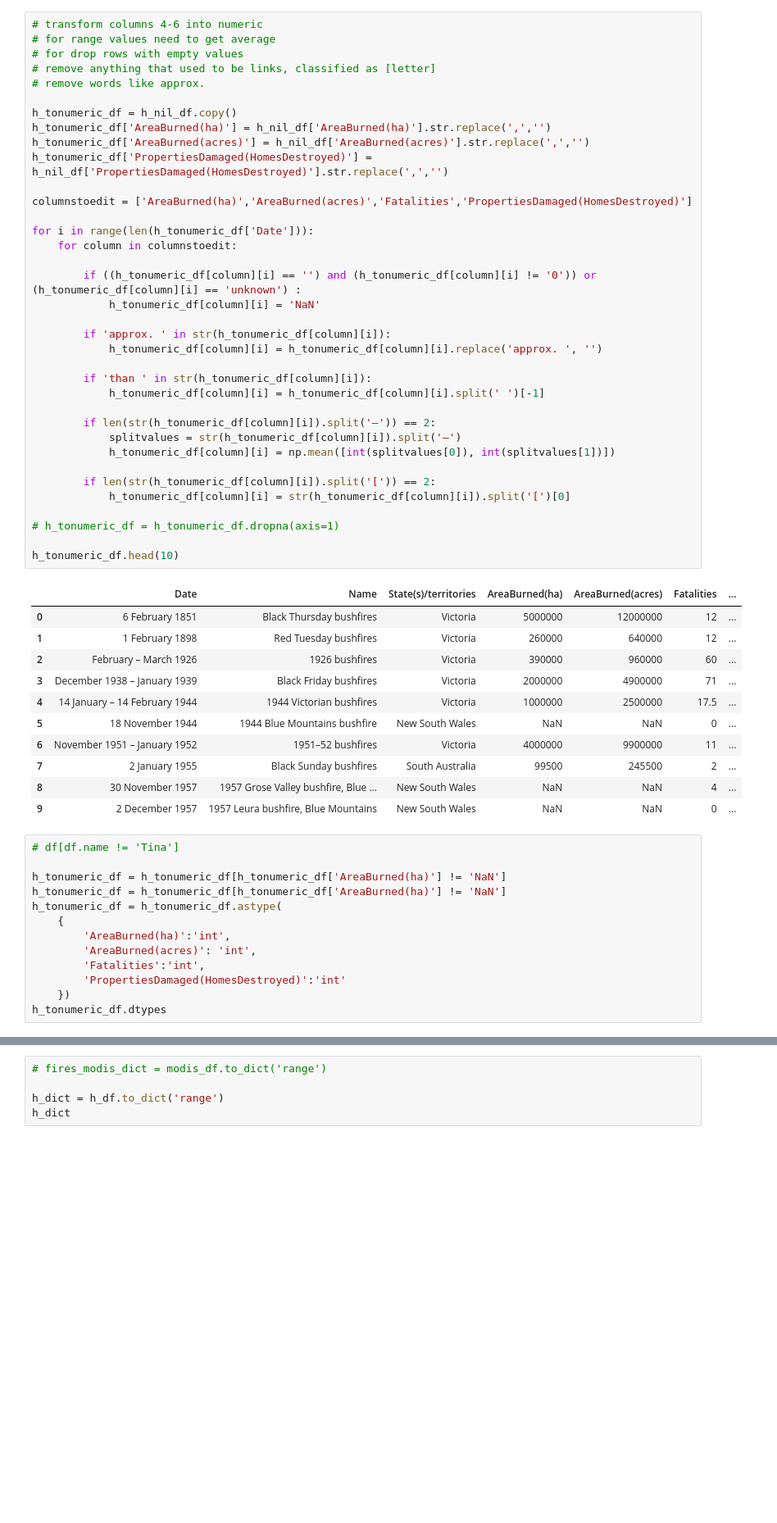
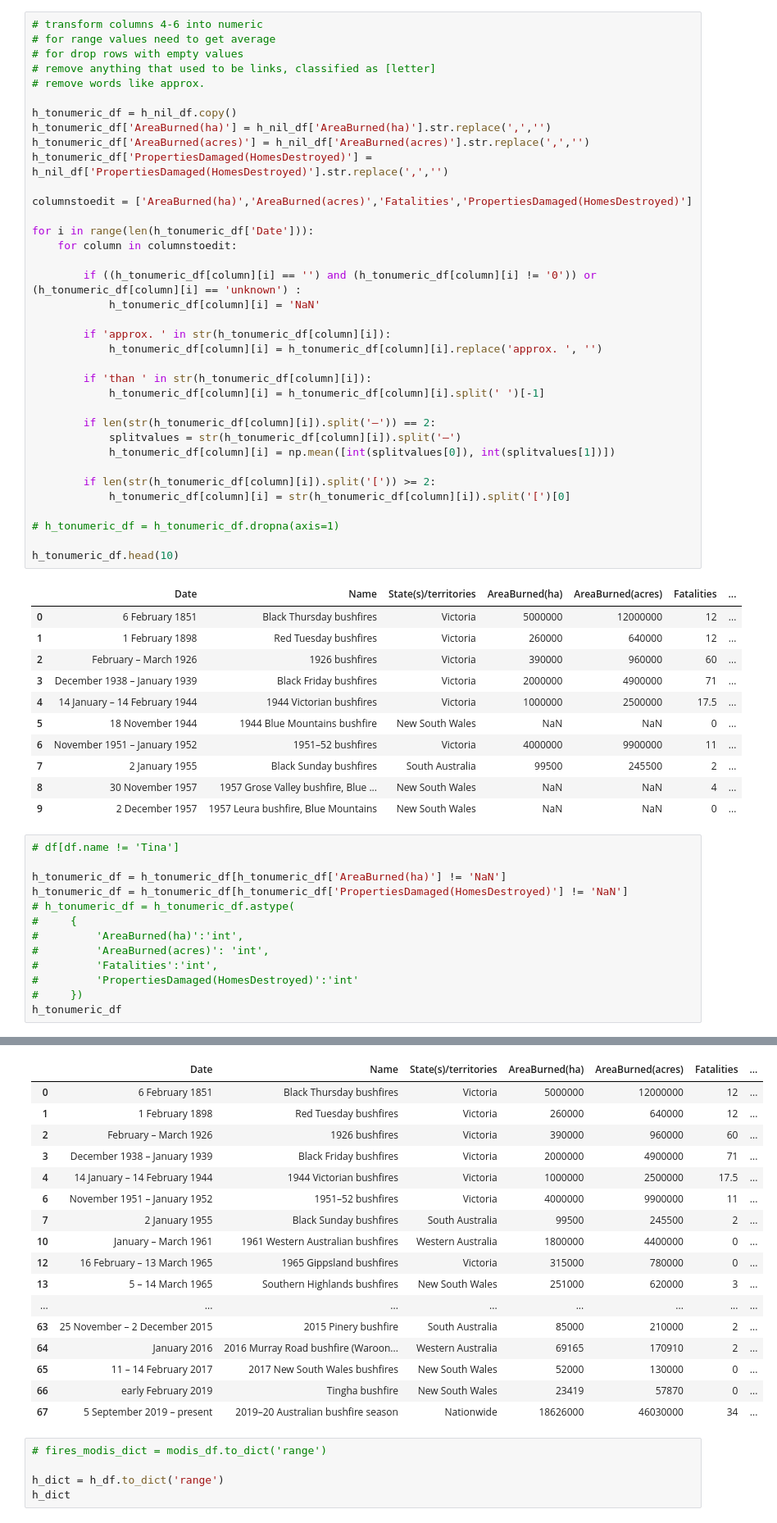
Before and after one commit to philipstubbs13/australia-fire-api-and-dashboard, a Jupyter notebook: WebScrapping.ipynb, the cells around one changed output, grey strips where cells are left out. Shown at 82% size. Cells and saved outputs as stored; diff of their text form; blank space fills up the shorter version.

```diff
--- a/WebScrapping.ipynb
+++ b/WebScrapping.ipynb
@@ -168,7 +168,7 @@ for i in range(len(h_tonumeric_df['Date'])):
             splitvalues = str(h_tonumeric_df[column][i]).split('–')
             h_tonumeric_df[column][i] = np.mean([int(splitvalues[0]), int(splitvalues[1])])
 
-        if len(str(h_tonumeric_df[column][i]).split('[')) == 2:
+        if len(str(h_tonumeric_df[column][i]).split('[')) >= 2:
             h_tonumeric_df[column][i] = str(h_tonumeric_df[column][i]).split('[')[0]
 
 # h_tonumeric_df = h_tonumeric_df.dropna(axis=1)
@@ -190,13 +190,13 @@ h_tonumeric_df.head(10)
 # df[df.name != 'Tina']
 
 h_tonumeric_df = h_tonumeric_df[h_tonumeric_df['AreaBurned(ha)'] != 'NaN']
-h_tonumeric_df = h_tonumeric_df[h_tonumeric_df['AreaBurned(ha)'] != 'NaN']
-h_tonumeric_df = h_tonumeric_df.astype(
-    {
-        'AreaBurned(ha)':'int',
-        'AreaBurned(acres)': 'int',
-        'Fatalities':'int',
-        'PropertiesDamaged(HomesDestroyed)':'int'
-    })
-h_tonumeric_df.dtypes
+h_tonumeric_df = h_tonumeric_df[h_tonumeric_df['PropertiesDamaged(HomesDestroyed)'] != 'NaN']
+# h_tonumeric_df = h_tonumeric_df.astype(
+#     {
+#         'AreaBurned(ha)':'int',
+#         'AreaBurned(acres)': 'int',
+#         'Fatalities':'int',
+#         'PropertiesDamaged(HomesDestroyed)':'int'
+#     })
+h_tonumeric_df
 # %% [output]
@@ -204,3 +203,20 @@ ValueError: invalid literal for int() with base 10: 'NaN'
+|  | Date | Name | State(s)/territories | AreaBurned(ha) | AreaBurned(acres) | Fatalities | ... |
+| 0 | 6 February 1851 | Black Thursday bushfires | Victoria | 5000000 | 12000000 | 12 | ... |
+| 1 | 1 February 1898 | Red Tuesday bushfires | Victoria | 260000 | 640000 | 12 | ... |
+| 2 | February – March 1926 | 1926 bushfires | Victoria | 390000 | 960000 | 60 | ... |
+| 3 | December 1938 – January 1939 | Black Friday bushfires | Victoria | 2000000 | 4900000 | 71 | ... |
+| 4 | 14 January – 14 February 1944 | 1944 Victorian bushfires | Victoria | 1000000 | 2500000 | 17.5 | ... |
+| 6 | November 1951 – January 1952 | 1951–52 bushfires | Victoria | 4000000 | 9900000 | 11 | ... |
+| 7 | 2 January 1955 | Black Sunday bushfires | South Australia | 99500 | 245500 | 2 | ... |
+| 10 | January – March 1961 | 1961 Western Australian bushfires | Western Australia | 1800000 | 4400000 | 0 | ... |
+| 12 | 16 February – 13 March 1965 | 1965 Gippsland bushfires | Victoria | 315000 | 780000 | 0 | ... |
+| 13 | 5 – 14 March 1965 | Southern Highlands bushfires | New South Wales | 251000 | 620000 | 3 | ... |
+| ... | ... | ... | ... | ... | ... | ... | ... |
+| 63 | 25 November – 2 December 2015 | 2015 Pinery bushfire | South Australia | 85000 | 210000 | 2 | ... |
+| 64 | January 2016 | 2016 Murray Road bushfire (Waroon... | Western Australia | 69165 | 170910 | 2 | ... |
+| 65 | 11 – 14 February 2017 | 2017 New South Wales bushfires | New South Wales | 52000 | 130000 | 0 | ... |
+| 66 | early February 2019 | Tingha bushfire | New South Wales | 23419 | 57870 | 0 | ... |
+| 67 | 5 September 2019 – present | 2019–20 Australian bushfire season | Nationwide | 18626000 | 46030000 | 34 | ... |
 # %%
 # fires_modis_dict = modis_df.to_dict('range')
 
```
Also changed, not shown: parts of 1 cell of this notebook.
